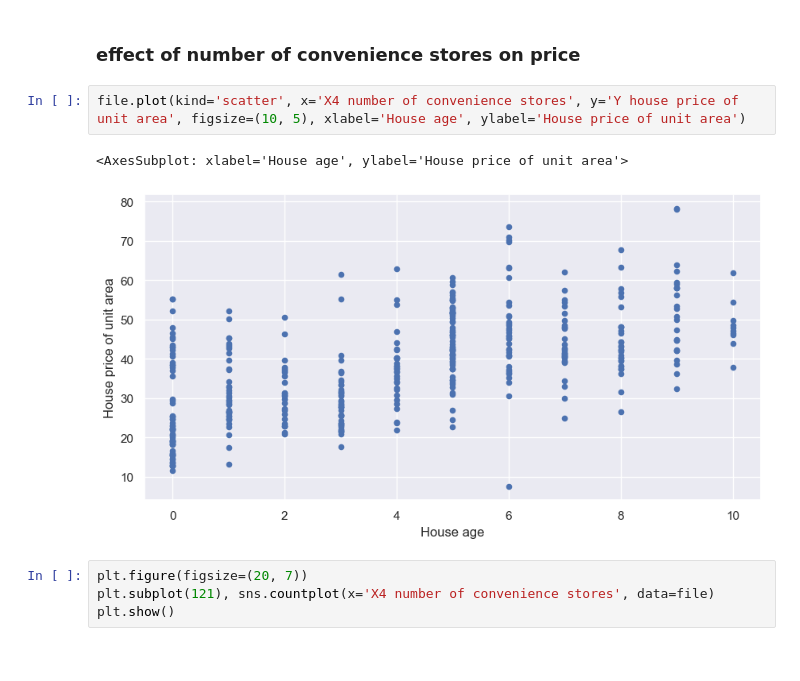
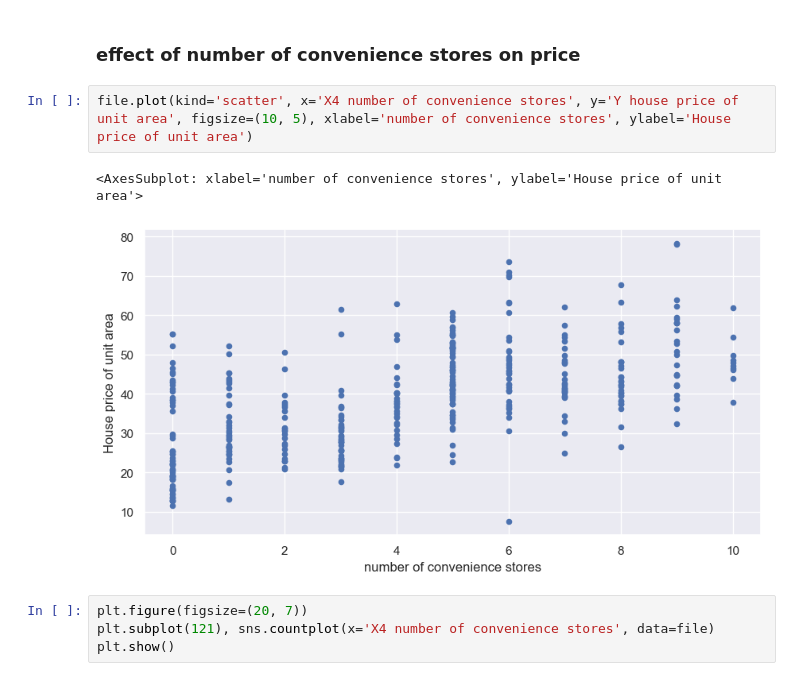
Before and after one commit to pooyanosk1382/ML, a Jupyter notebook: Assignment1/Real State/realState.ipynb, the cells around one changed output. Drawn from its saved outputs; the diff is of its cells as text.

```diff
--- a/Assignment1/Real State/realState.ipynb
+++ b/Assignment1/Real State/realState.ipynb
@@ -276,10 +269,10 @@ sns.violinplot(x='Dataset', y='Y house price of unit area', data=merged_df)
 # %% [markdown]
 ### effect of number of convenience stores on price
 # %%
-file.plot(kind='scatter', x='X4 number of convenience stores', y='Y house price of unit area', figsize=(10, 5), xlabel='House age', ylabel='House price of unit area')
+file.plot(kind='scatter', x='X4 number of convenience stores', y='Y house price of unit area', figsize=(10, 5), xlabel='number of convenience stores', ylabel='House price of unit area')
 # %% [output]
-<AxesSubplot: xlabel='House age', ylabel='House price of unit area'>
+<AxesSubplot: xlabel='number of convenience stores', ylabel='House price of unit area'>
-[figure, old version]
+[figure, new version]
 # %%
 plt.figure(figsize=(20, 7))
 plt.subplot(121), sns.countplot(x='X4 number of convenience stores', data=file)
```
Also changed, not shown: parts of 5 cells of this notebook.
